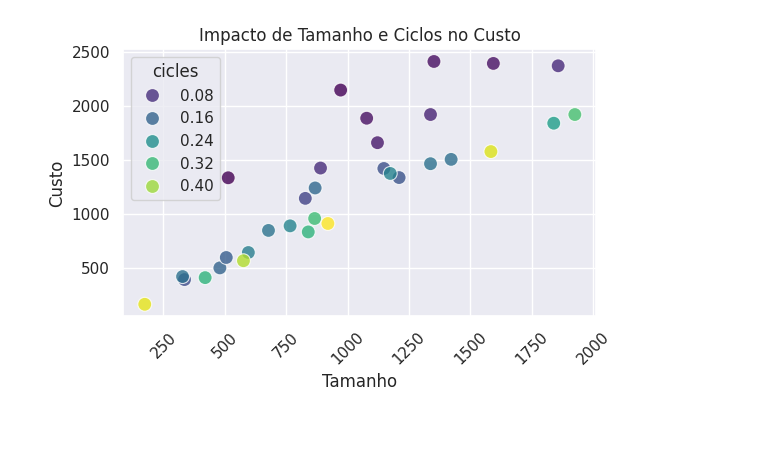
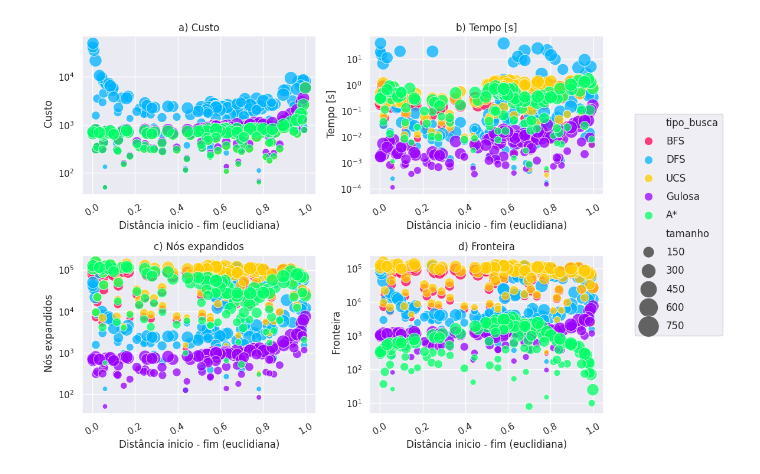
Before and after one commit to rTanure/maze-solving-ai-agent, a Jupyter notebook: notebooks/aaaaa.ipynb, the cells around one changed output. Cells and saved outputs as stored; diff of their text form; code cells hidden in the pictures; blank space fills up the shorter version.

Commit message:
dataser impacto tamanho e densidade

```diff
--- a/notebooks/aaaaa.ipynb
+++ b/notebooks/aaaaa.ipynb
@@ -3,7 +3,21 @@ import pandas as pd
 import seaborn as sns
 import matplotlib.pyplot as plt
 # %%
-df_bfs = pd.read_csv("../datasets/resultados_simulated_annealing.csv")
+arquivos_classicos = {
+    "BFS": "resultado_bfs.csv",
+    "DFS": "resultado_dfs.csv",
+    "UCS": "resultado_ucs.csv",
+    "Gulosa": "resultado_guloso.csv",
+    "A*": "resultado_a_star.csv",
+}
+
+frames = []
+for tipo_busca, arquivo in arquivos_classicos.items():
+    df_algoritmo = pd.read_csv(f"../datasets/{arquivo}")
+    df_algoritmo["tipo_busca"] = tipo_busca
+    frames.append(df_algoritmo)
+
+df_buscas = pd.concat(frames, ignore_index=True)
 df_mazes = pd.read_csv("../datasets/mazes.csv")
-df_bfs.head()
+df_buscas.head()
 # %% [output]
@@ -22,30 +59,58 @@ df_bfs.head()
 # %%
-import matplotlib.pyplot as plt
-import seaborn as sns
-
-# Configura o estilo visual do Seaborn
 sns.set_theme(style="darkgrid")
 
-plt.figure(figsize=(6,4))
+fig, axes = plt.subplots(2, 2, figsize=(12, 8))
+axes = axes.flatten()
 
-# Usamos scatterplot: hue define a cor baseada nos ciclos
-sns.scatterplot(
-    data=df,
-    x='tamanho',
-    y='custo',
-    hue='cicles',
-    palette='viridis',  # Paleta de cores bonita para gradientes
-    s=100,              # Tamanho dos pontos fixo em 100
-    alpha=0.8           # Transparência para o caso de pontos sobrepostos
+cores_buscas = {
+    "BFS": "#FF0055",      # Vermelho Ciano/Rosa Intenso
+    "DFS": "#00B3FF",      # Azul Claro / Ciano
+    "UCS": "#FFCC00",      # Amarelo Ouro
+    "Gulosa": "#9900FF",   # Roxo / Violeta Escuro
+    "A*": "#00FF66",       # Verde Brilhante / Menta
+}
+
+for ax, (coluna, titulo) in zip(axes, metricas.items()):
+    sns.scatterplot(
+        data=df,
+        x="densidade",
+        y=coluna,
+        hue="tipo_busca",
+        palette={busca: cores_buscas[busca] for busca in ordem_buscas},
+        # sstyle="tipo_busca",
+        # style_order=ordem_buscas,
+        markers={busca: marcadores[busca] for busca in ordem_buscas},
+        size="tamanho",
+        sizes=(40, 260),
+        alpha=0.75,
+        ax=ax,
+    )
+    ax.set_title(f"{titulo}")
+    ax.set_xlabel("Distância inicio - fim (euclidiana)")
+    ax.set_ylabel(titulo.split(")")[1])
+    # ax.set_xscale("log")
+    ax.set_yscale("log")
+    ax.tick_params(axis="x", rotation=30)
+    ax.get_legend().remove()
+
+handles, labels = axes[0].get_legend_handles_labels()
+legenda = fig.legend(
+    handles,
+    labels,
+    loc="center right",
+    bbox_to_anchor=(0.98, 0.5),
+    markerscale=1.7,
+    fontsize=12,
+    title_fontsize=13,
+    labelspacing=0.8,
 )
 
-# Ajustes de formatação
-plt.title('Impacto de Tamanho e Ciclos no Custo')
-plt.xlabel('Tamanho')
-plt.ylabel('Custo')
-plt.xticks(rotation=45)
+for handle in legenda.legend_handles:
+    if hasattr(handle, "get_sizes") and hasattr(handle, "set_sizes"):
+        handle.set_sizes(handle.get_sizes() * 1.8)
 
-plt.tight_layout()
+plt.tight_layout(rect=[0, 0, 0.82, 0.95])
+plt.savefig("figs/impacto_da_densidade_classicas.png", bbox_inches="tight", dpi=300)
 plt.show()
 # %% [output]
-[figure, old version]
+[figure, new version]
```
Also changed, not shown: parts of 3 cells of this notebook, 2 other files.
